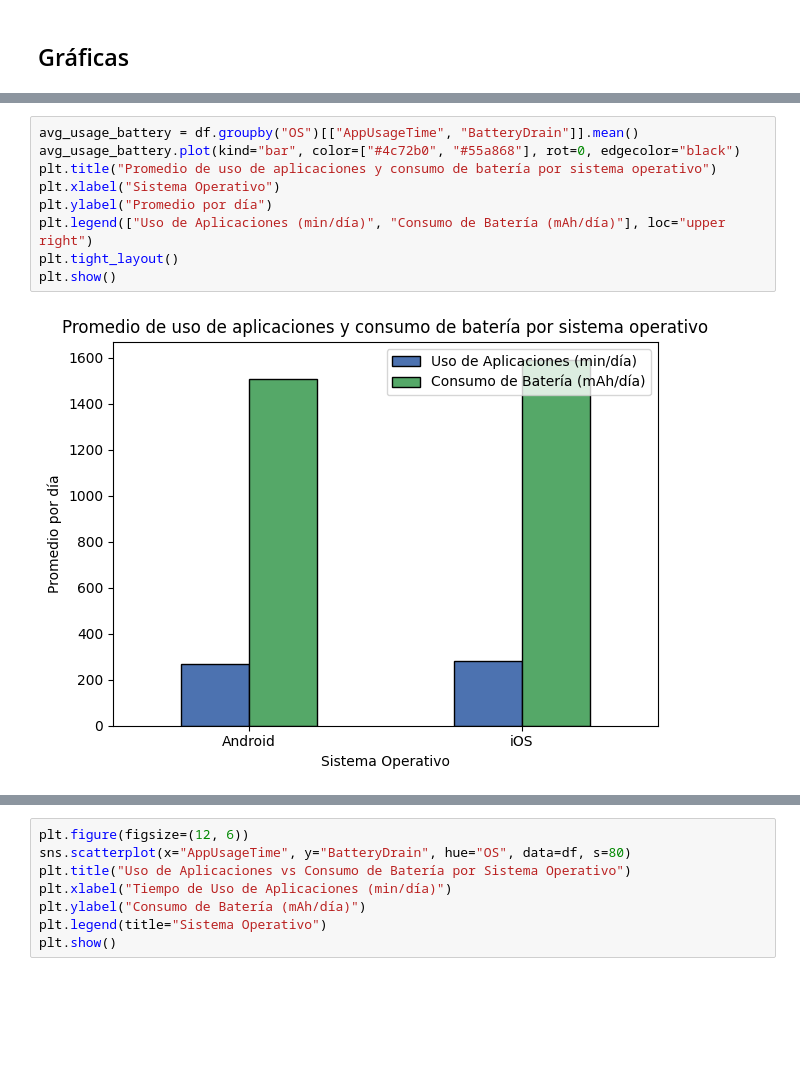
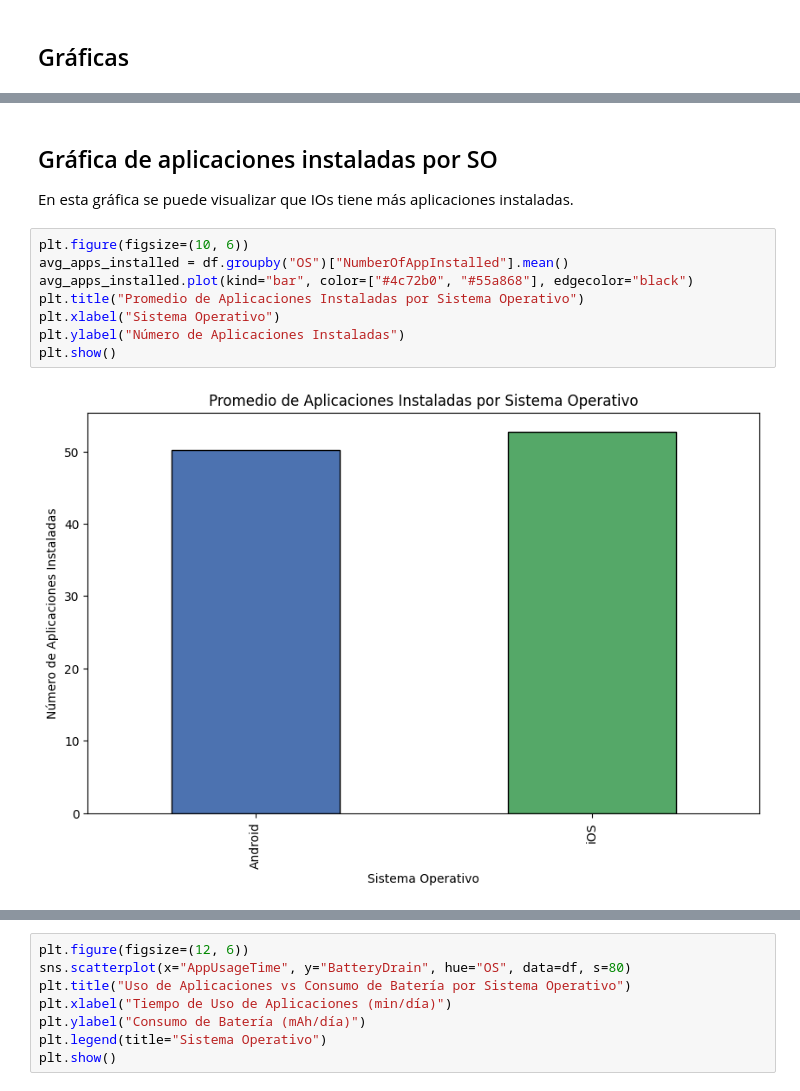
Before and after one commit to A01749694/AnalisisDatos, a Jupyter notebook: analisisDatos.ipynb, the cells around one changed output, grey strips where cells are left out. Cells and saved outputs as stored; diff of their text form; blank space fills up the shorter version.

```diff
--- a/analisisDatos.ipynb
+++ b/analisisDatos.ipynb
@@ -101,11 +105,13 @@ Index(['User ID', 'Device Model', 'OS', 'AppUsageTime', 'ScreenOnTime',
+# %% [markdown]
+## Gráfica de aplicaciones instaladas por SO
+En esta gráfica se puede visualizar que IOs tiene más aplicaciones instaladas.
 # %%
-avg_usage_battery = df.groupby("OS")[["AppUsageTime", "BatteryDrain"]].mean()
-avg_usage_battery.plot(kind="bar", color=["#4c72b0", "#55a868"], rot=0, edgecolor="black")
-plt.title("Promedio de uso de aplicaciones y consumo de batería por sistema operativo")
+plt.figure(figsize=(10, 6))
+avg_apps_installed = df.groupby("OS")["NumberOfAppInstalled"].mean()
+avg_apps_installed.plot(kind="bar", color=["#4c72b0", "#55a868"], edgecolor="black")
+plt.title("Promedio de Aplicaciones Instaladas por Sistema Operativo")
 plt.xlabel("Sistema Operativo")
-plt.ylabel("Promedio por día")
-plt.legend(["Uso de Aplicaciones (min/día)", "Consumo de Batería (mAh/día)"], loc="upper right")
-plt.tight_layout()
+plt.ylabel("Número de Aplicaciones Instaladas")
 plt.show()
 # %% [output]
-[figure, old version]
+[figure, new version]
```
Also changed, not shown: parts of 7 cells of this notebook, 1 other file.
